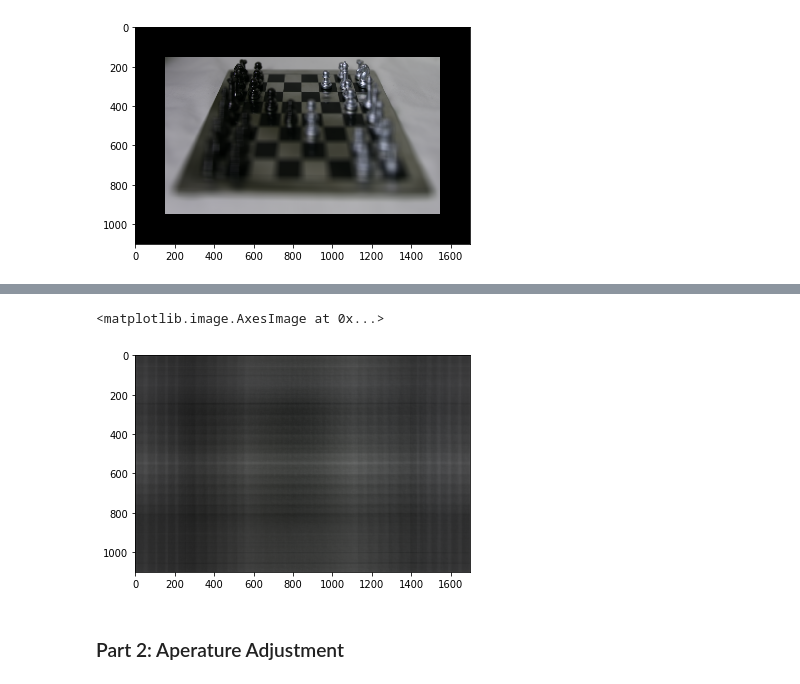
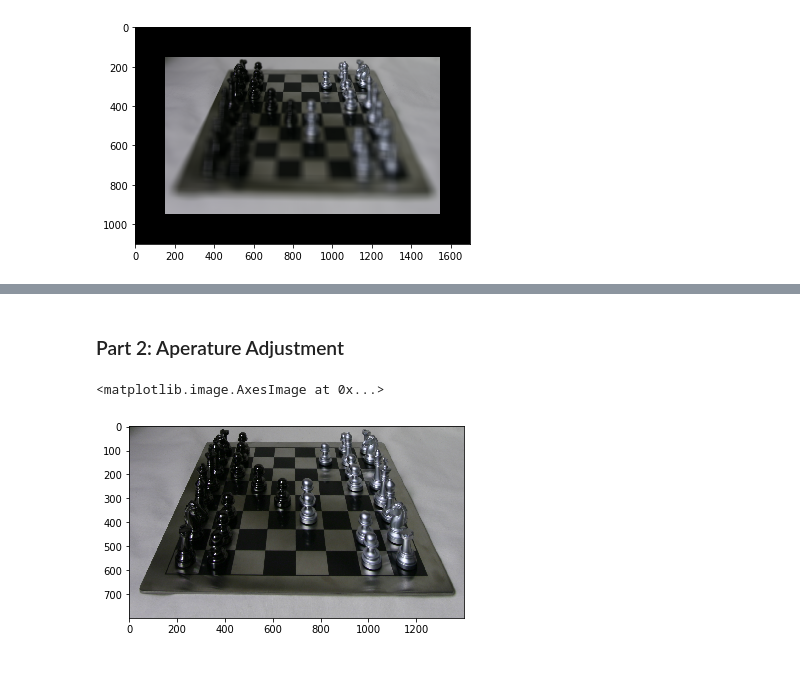
Before and after one commit to SauravShroff/LightFieldCamera, a Jupyter notebook: LightfieldCameraCode.ipynb, the cells around one changed output, grey strips where cells are left out. Saved outputs shown, nothing was run; the diff lists cells and outputs as text; code cells hidden in the pictures.

Commit message:
code and necessary image data

```diff
--- a/LightfieldCameraCode.ipynb
+++ b/LightfieldCameraCode.ipynb
@@ -67,7 +46,4 @@ for i in range(len(filenames)):
 # %%
-imshow(np.mean(np.array(transformed_ims), axis=0))
+imsave("large.png",np.mean(np.array(transformed_ims), axis=0))
-# %% [output]
-<matplotlib.image.AxesImage at 0x...>
-[figure, removed]
 # %% [markdown]
 ### Part 2: Aperature Adjustment
@@ -73,0 +62,5 @@ imshow(np.mean(np.array(transformed_ims), axis=0))
+# %%
+imshow(imread(path + 'out_08_08_-818.578247_-3313.998047_.png'))
+# %% [output]
+<matplotlib.image.AxesImage at 0x...>
+[figure, added]
```
Also changed, not shown: parts of 4 cells of this notebook, 3 other files.
